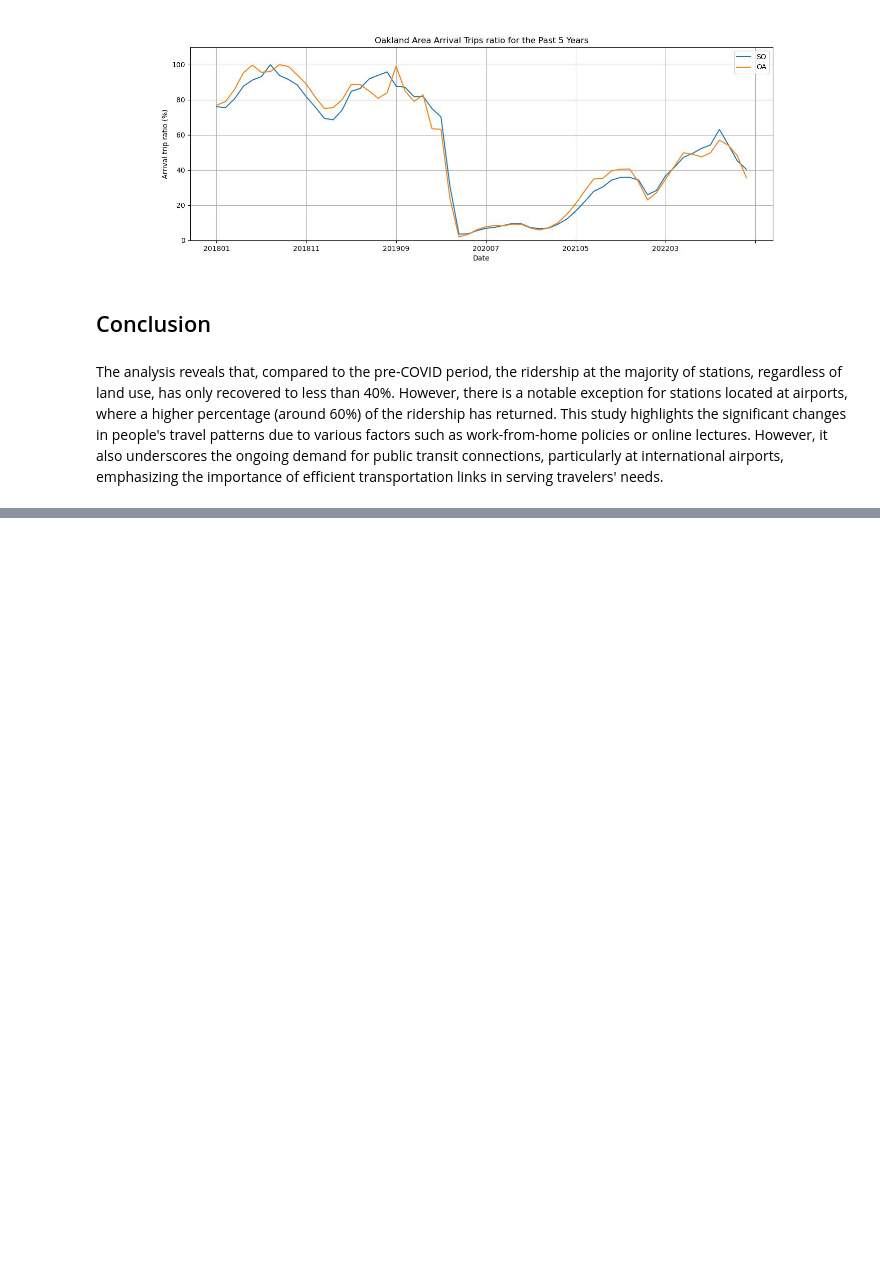
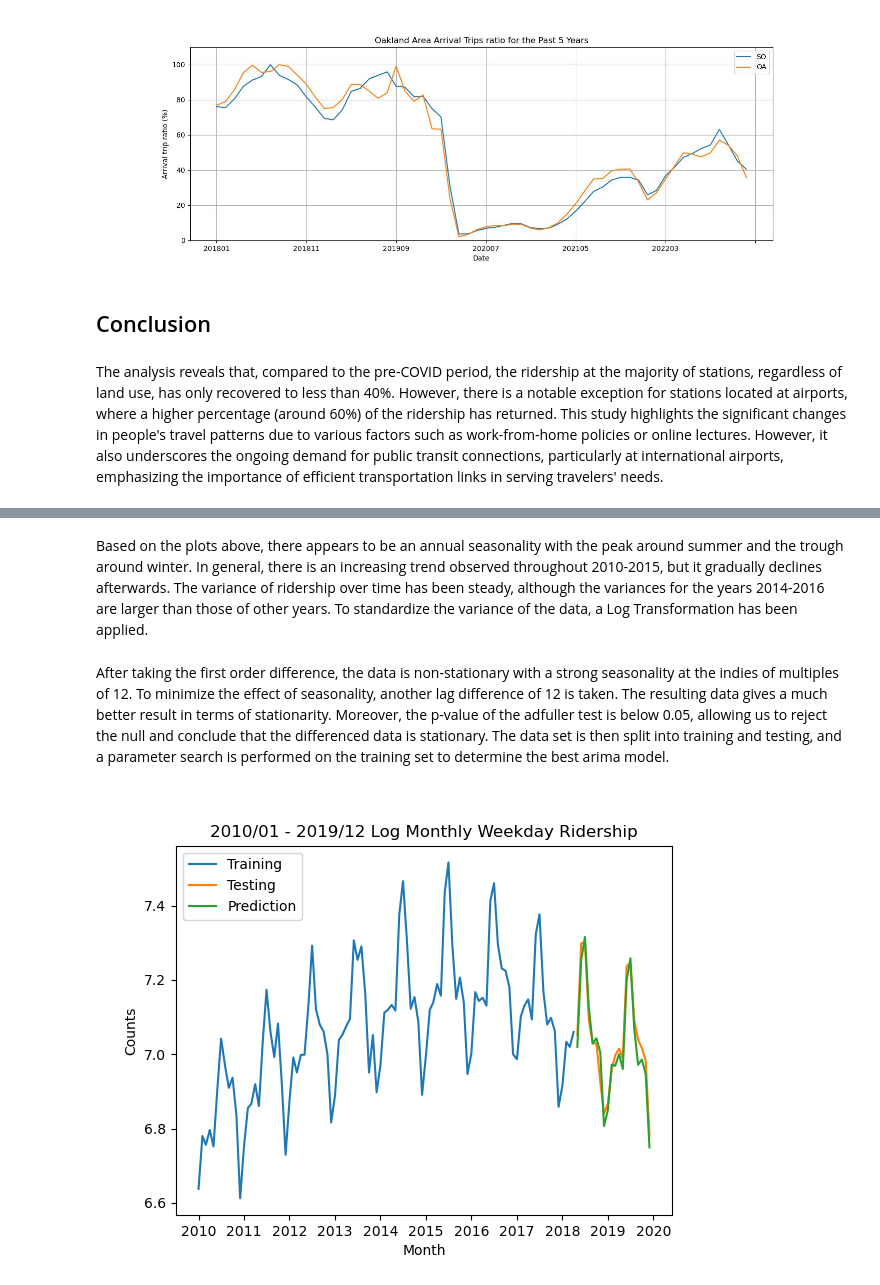
Before and after one commit to UCB-stat-159-s23/project-Group23, a Jupyter notebook: main.ipynb, the cells around one changed output, grey strips where cells are left out. Saved outputs shown, nothing was run; the diff lists cells and outputs as text; code cells hidden in the pictures; blank space fills up the shorter version.

Commit message:
add modeling part to the main notebook

```diff
--- a/main.ipynb
+++ b/main.ipynb
@@ -125,0 +140,8 @@ The analysis reveals that, compared to the pre-COVID period, the ridership at th
+# %% [markdown]
+Based on the plots above, there appears to be an annual seasonality with the peak around summer and the trough around winter. In general, there is an increasing trend observed throughout 2010-2015, but it gradually declines afterwards. The variance of ridership over time has been steady, although the variances for the years 2014-2016 are larger than those of other years. To standardize the variance of the data, a Log Transformation has been applied.
+# %% [markdown]
+After taking the first order difference, the data is non-stationary with a strong seasonality at the indies of multiples of 12. To minimize the effect of seasonality, another lag difference of 12 is taken. The resulting data gives a much better result in terms of stationarity. Moreover, the p-value of the adfuller test is below 0.05, allowing us to reject the null and conclude that the differenced data is stationary. The data set is then split into training and testing, and a parameter search is performed on the training set to determine the best arima model.
+# %%
+display(Image(filename="figures/Berkeley_Embarcadero_2010_2019_Modeling.png"))
+# %% [output]
+[figure, added]
```
Also changed, not shown: parts of 11 cells of this notebook.
